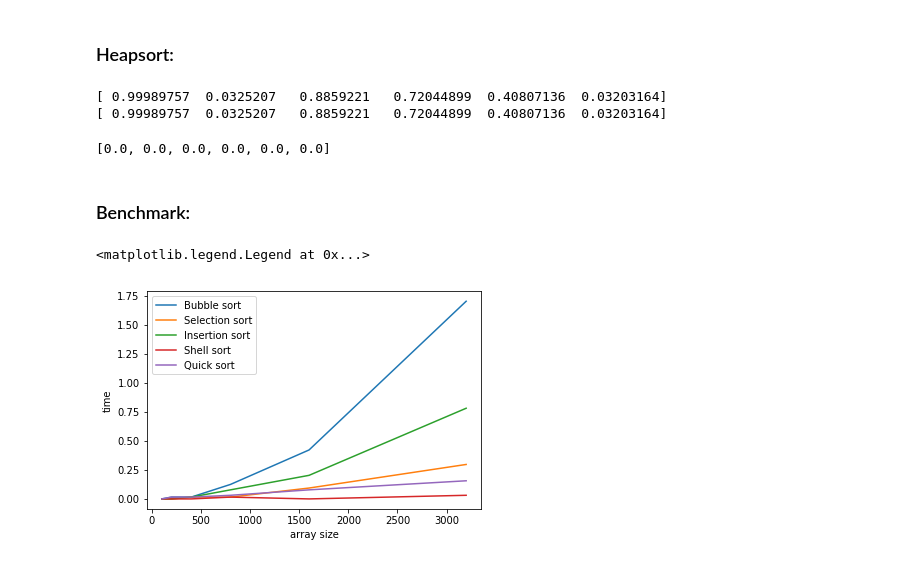
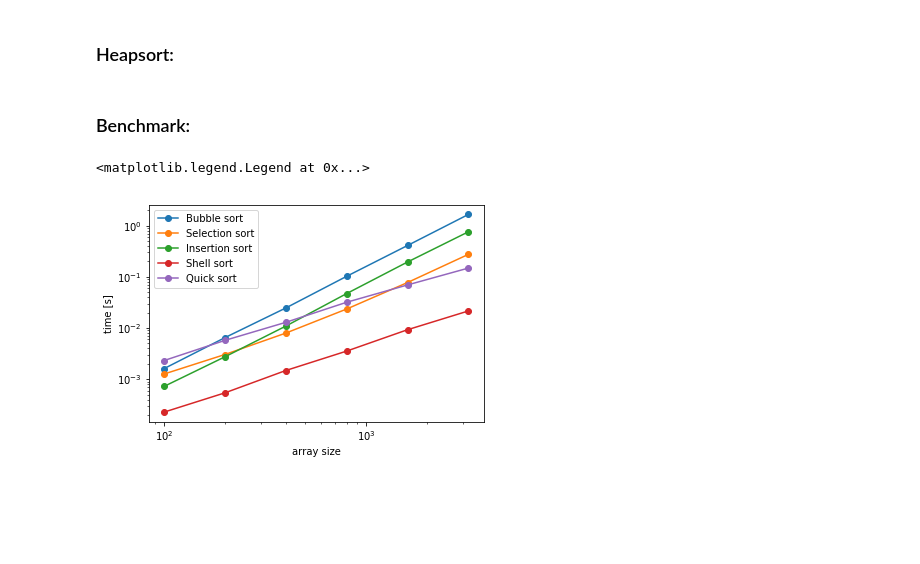
Before and after one commit to valenpe7/numerical_methods, a Jupyter notebook: lectures/05-sorting.ipynb, the cells around one changed output. Saved outputs shown, nothing was run; the diff lists cells and outputs as text; code cells hidden in the pictures; blank space fills up the shorter version.

```diff
--- a/lectures/05-sorting.ipynb
+++ b/lectures/05-sorting.ipynb
@@ -109,9 +112,6 @@ print(sorted_array)
 insertionsort_times = []
 for i in (100, 200, 400, 800, 1600, 3200):
     random_array = np.random.rand(i)
-    t1 = time.process_time()
-    sorted_array = insertion_sort(random_array)
-    t2 = time.process_time()
-    insertionsort_times.append(t2 - t1)
-print(insertionsort_times)
+    time = %timeit -o insertion_sort(random_array)
+    insertionsort_times.append(time.average)
 # %% [output]
@@ -151,9 +156,6 @@ print(sorted_array)
 shellsort_times = []
 for i in (100, 200, 400, 800, 1600, 3200):
     random_array = np.random.rand(i)
-    t1 = time.process_time()
-    sorted_array = shell_sort(random_array)
-    t2 = time.process_time()
-    shellsort_times.append(t2 - t1)
-print(shellsort_times)
+    time = %timeit -o shell_sort(random_array)
+    shellsort_times.append(time.average)
 # %% [output]
@@ -161,7 +168,7 @@ print(shellsort_times)
 # %% [markdown]
 ### Quicksort:
 # %%
-def quicksort(array):
+def quick_sort(array):
     """
     Sorts the input data using quicksort algorithm.
     Args:
@@ -193,9 +200,6 @@ print(sorted_array)
 quicksort_times = []
 for i in (100, 200, 400, 800, 1600, 3200):
     random_array = np.random.rand(i)
-    t1 = time.process_time()
-    sorted_array = quicksort(random_array)
-    t2 = time.process_time()
-    quicksort_times.append(t2 - t1)
-print(quicksort_times)
+    time = %timeit -o quick_sort(random_array)
+    quicksort_times.append(time.average)
 # %% [output]
@@ -217,37 +226,29 @@ def heapsort(array):
 # %%
 random_array = np.random.rand(6)
 print(random_array)
-sorted_array = heapsort(random_array)
+sorted_array = heap_sort(random_array)
 print(sorted_array)
-# %% [output]
-[ 0.99989757  0.0325207   0.8859221   0.72044899  0.40807136  0.03203164]
-[ 0.99989757  0.0325207   0.8859221   0.72044899  0.40807136  0.03203164]
 # %%
 heapsort_times = []
 for i in (100, 200, 400, 800, 1600, 3200):
     random_array = np.random.rand(i)
-    t1 = time.process_time()
-    sorted_array = heapsort(random_array)
-    t2 = time.process_time()
-    heapsort_times.append(t2 - t1)
-print(heapsort_times)
+    time = %timeit -o heap_sort(random_array)
+    heapsort_times.append(time.average)
-# %% [output]
-[0.0, 0.0, 0.0, 0.0, 0.0, 0.0]
 # %% [markdown]
 ### Benchmark:
 # %%
 fig = plt.figure()
 ax = fig.add_subplot(1,1,1)
 sizes = [100, 200, 400, 800, 1600, 3200]
-ax.plot(sizes, bubblesort_times, label="Bubble sort")
-ax.plot(sizes, selectionsort_times, label="Selection sort")
-ax.plot(sizes, insertionsort_times, label="Insertion sort")
-ax.plot(sizes, shellsort_times, label="Shell sort")
-ax.plot(sizes, quicksort_times, label="Quick sort")
-#ax.plot(sizes, heapsort_times, label="Heap sort")
+ax.loglog(sizes, bubblesort_times, label="Bubble sort", marker="o")
+ax.loglog(sizes, selectionsort_times, label="Selection sort", marker="o")
+ax.loglog(sizes, insertionsort_times, label="Insertion sort", marker="o")
+ax.loglog(sizes, shellsort_times, label="Shell sort", marker="o")
+ax.loglog(sizes, quicksort_times, label="Quick sort", marker="o")
+#ax.loglog(sizes, heapsort_times, label="Heap sort", marker="o")
 ax.set_xlabel('array size')
-ax.set_ylabel('time')
+ax.set_ylabel('time [s]')
 ax.legend()
 # %% [output]
 <matplotlib.legend.Legend at 0x...>
-[figure, old version]
+[figure, new version]
```
Also changed, not shown: parts of 12 cells of this notebook.
